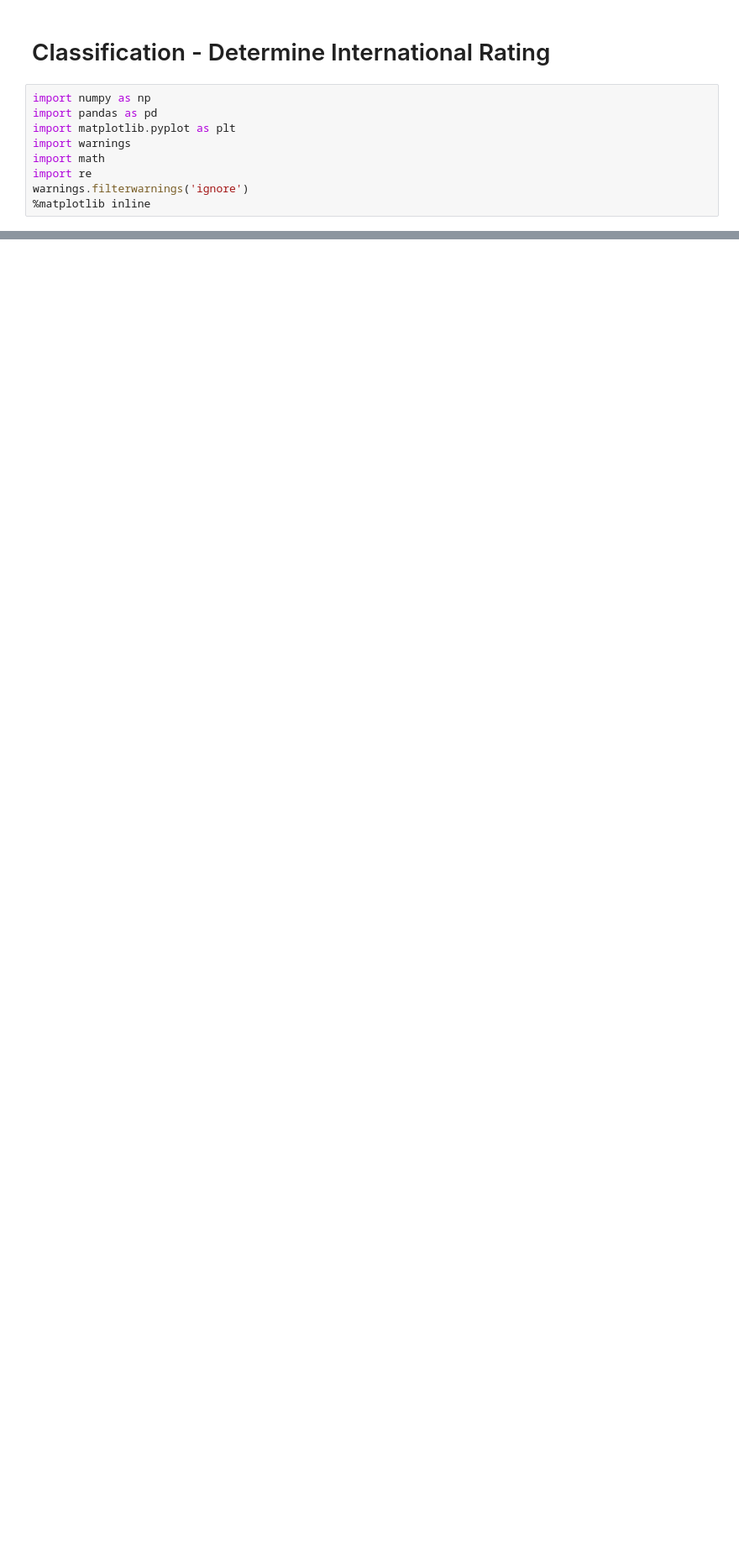
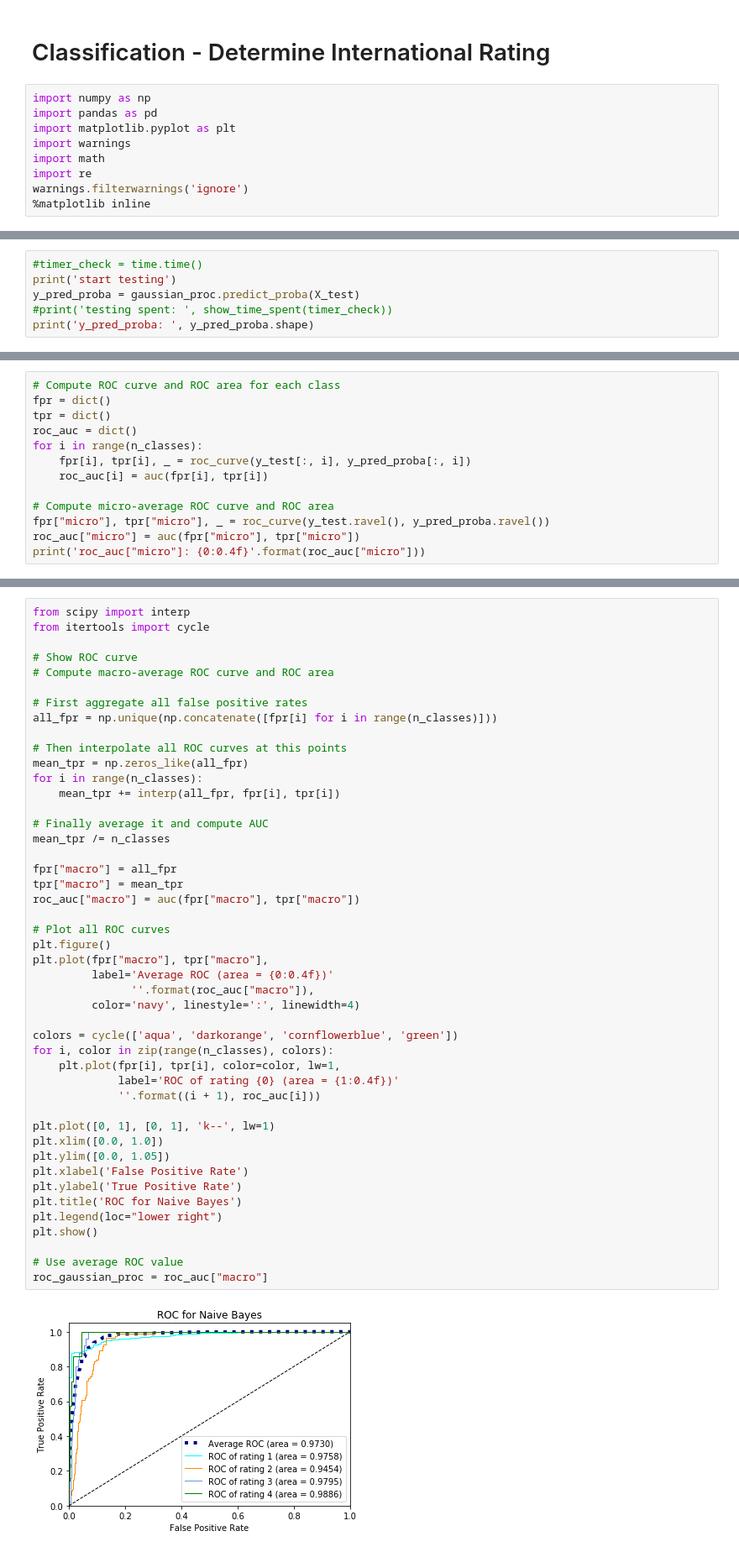
Before and after one commit to caoliang/psupr-CA1-project, a Jupyter notebook: classification-data.ipynb, the cells around one changed output, grey strips where cells are left out. Shown at 84% size. Saved outputs shown, nothing was run; the diff lists cells and outputs as text; blank space fills up the shorter version.

```diff
--- a/classification-data.ipynb
+++ b/classification-data.ipynb
@@ -430,0 +173,6 @@ sample_data['Skill Moves'].fillna(int(sample_data['Skill Moves'].mean()), inplac
+# %%
+#timer_check = time.time()
+print('start testing')
+y_pred_proba = gaussian_proc.predict_proba(X_test)
+#print('testing spent: ', show_time_spent(timer_check))
+print('y_pred_proba: ', y_pred_proba.shape)
@@ -430,0 +182,13 @@ sample_data['Skill Moves'].fillna(int(sample_data['Skill Moves'].mean()), inplac
+# %%
+# Compute ROC curve and ROC area for each class
+fpr = dict()
+tpr = dict()
+roc_auc = dict()
+for i in range(n_classes):
+    fpr[i], tpr[i], _ = roc_curve(y_test[:, i], y_pred_proba[:, i])
+    roc_auc[i] = auc(fpr[i], tpr[i])
+
+# Compute micro-average ROC curve and ROC area
+fpr["micro"], tpr["micro"], _ = roc_curve(y_test.ravel(), y_pred_proba.ravel())
+roc_auc["micro"] = auc(fpr["micro"], tpr["micro"])
+print('roc_auc["micro"]: {0:0.4f}'.format(roc_auc["micro"]))
@@ -430,0 +197,48 @@ sample_data['Skill Moves'].fillna(int(sample_data['Skill Moves'].mean()), inplac
+# %%
+from scipy import interp
+from itertools import cycle
+
+# Show ROC curve
+# Compute macro-average ROC curve and ROC area
+
+# First aggregate all false positive rates
+all_fpr = np.unique(np.concatenate([fpr[i] for i in range(n_classes)]))
+
+# Then interpolate all ROC curves at this points
+mean_tpr = np.zeros_like(all_fpr)
+for i in range(n_classes):
+    mean_tpr += interp(all_fpr, fpr[i], tpr[i])
+
+# Finally average it and compute AUC
+mean_tpr /= n_classes
+
+fpr["macro"] = all_fpr
+tpr["macro"] = mean_tpr
+roc_auc["macro"] = auc(fpr["macro"], tpr["macro"])
+
+# Plot all ROC curves
+plt.figure()
+plt.plot(fpr["macro"], tpr["macro"],
+         label='Average ROC (area = {0:0.4f})'
+               ''.format(roc_auc["macro"]),
+         color='navy', linestyle=':', linewidth=4)
+
+colors = cycle(['aqua', 'darkorange', 'cornflowerblue', 'green'])
+for i, color in zip(range(n_classes), colors):
+    plt.plot(fpr[i], tpr[i], color=color, lw=1,
+             label='ROC of rating {0} (area = {1:0.4f})'
+             ''.format((i + 1), roc_auc[i]))
+
+plt.plot([0, 1], [0, 1], 'k--', lw=1)
+plt.xlim([0.0, 1.0])
+plt.ylim([0.0, 1.05])
+plt.xlabel('False Positive Rate')
+plt.ylabel('True Positive Rate')
+plt.title('ROC for Naive Bayes')
+plt.legend(loc="lower right")
+plt.show()
+
+# Use average ROC value
+roc_gaussian_proc = roc_auc["macro"]
+# %% [output]
+[figure, added]
```
Also changed, not shown: parts of 36 cells of this notebook, 6 other files.
